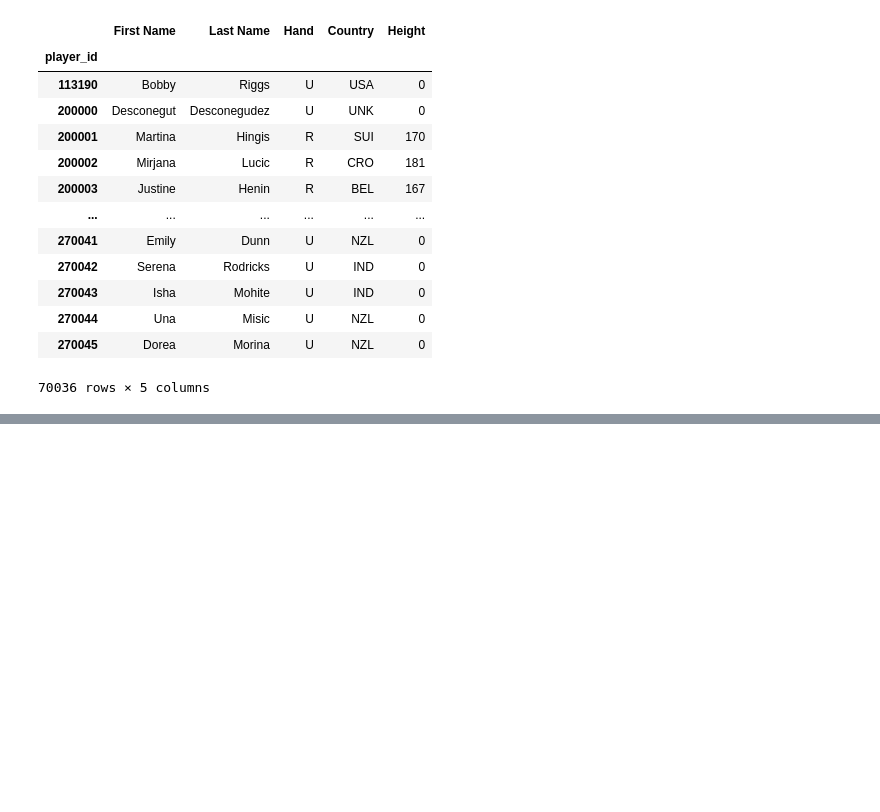
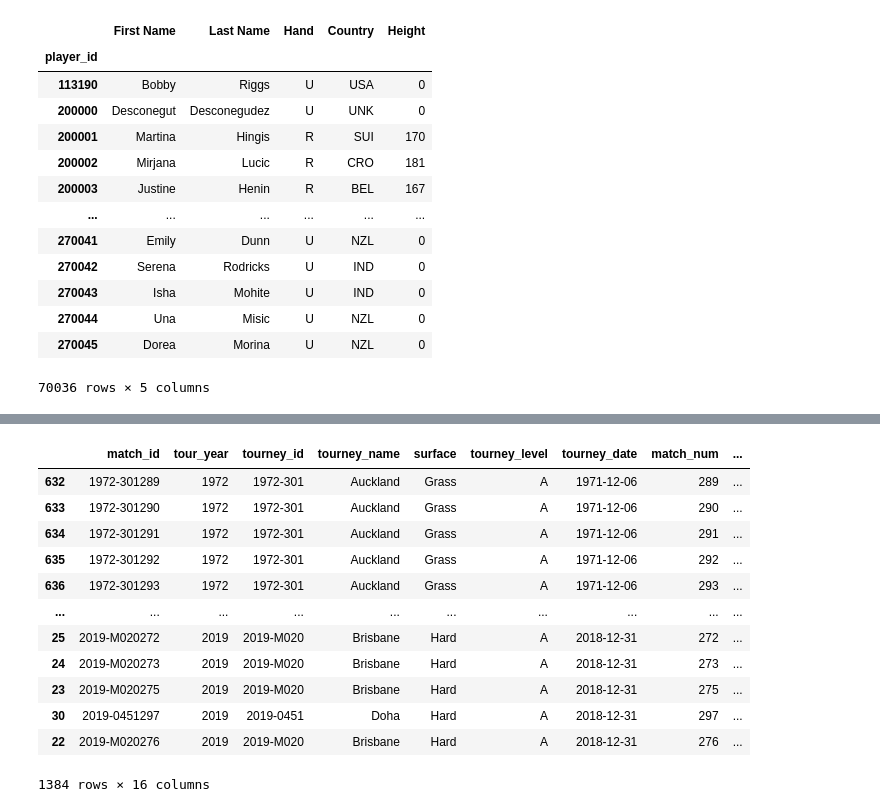
Before and after one commit to GerardFrigola/tfg-elo-rating-main, a Jupyter notebook: preprocess/preprocess.ipynb, the cells around one changed output, grey strips where cells are left out. Drawn from its saved outputs; the diff is of its cells as text; code cells hidden in the pictures; blank space fills up the shorter version.

```diff
--- a/preprocess/preprocess.ipynb
+++ b/preprocess/preprocess.ipynb
@@ -31,10 +31,10 @@ def clean_df(data):
         .astype(str)\
         .rename('tourney_id')
 
-    match_year = data['tourney_id']\
+    tour_year = data['tourney_id']\
         .astype(str)\
         .str[:4]\
-        .rename('match_year')
+        .rename('tour_year')
 
     tourney_name = data['tourney_name']\
         .astype(str)\
@@ -115,7 +115,7 @@ def clean_df(data):
     cleaned_df = pd.concat(
         [
             match_id,
-            match_year,
+            tour_year,
             tourney_id,
             tourney_name,
             surface,
@@ -341,0 +359,16 @@ clean_wta_players
+# %%
+clean_data[clean_data['tourney_date'].astype(str).str[:4] != clean_data['tourney_id'].str[:4]]
+# %% [output]
+|  | match_id | tour_year | tourney_id | tourney_name | surface | tourney_level | tourney_date | match_num | ... |
+| 632 | 1972-301289 | 1972 | 1972-301 | Auckland | Grass | A | 1971-12-06 | 289 | ... |
+| 633 | 1972-301290 | 1972 | 1972-301 | Auckland | Grass | A | 1971-12-06 | 290 | ... |
+| 634 | 1972-301291 | 1972 | 1972-301 | Auckland | Grass | A | 1971-12-06 | 291 | ... |
+| 635 | 1972-301292 | 1972 | 1972-301 | Auckland | Grass | A | 1971-12-06 | 292 | ... |
+| 636 | 1972-301293 | 1972 | 1972-301 | Auckland | Grass | A | 1971-12-06 | 293 | ... |
+| ... | ... | ... | ... | ... | ... | ... | ... | ... | ... |
+| 25 | 2019-M020272 | 2019 | 2019-M020 | Brisbane | Hard | A | 2018-12-31 | 272 | ... |
+| 24 | 2019-M020273 | 2019 | 2019-M020 | Brisbane | Hard | A | 2018-12-31 | 273 | ... |
+| 23 | 2019-M020275 | 2019 | 2019-M020 | Brisbane | Hard | A | 2018-12-31 | 275 | ... |
+| 30 | 2019-0451297 | 2019 | 2019-0451 | Doha | Hard | A | 2018-12-31 | 297 | ... |
+| 22 | 2019-M020276 | 2019 | 2019-M020 | Brisbane | Hard | A | 2018-12-31 | 276 | ... |
+1384 rows × 16 columns
```
Also changed, not shown: parts of 6 cells of this notebook, 8 other files.
